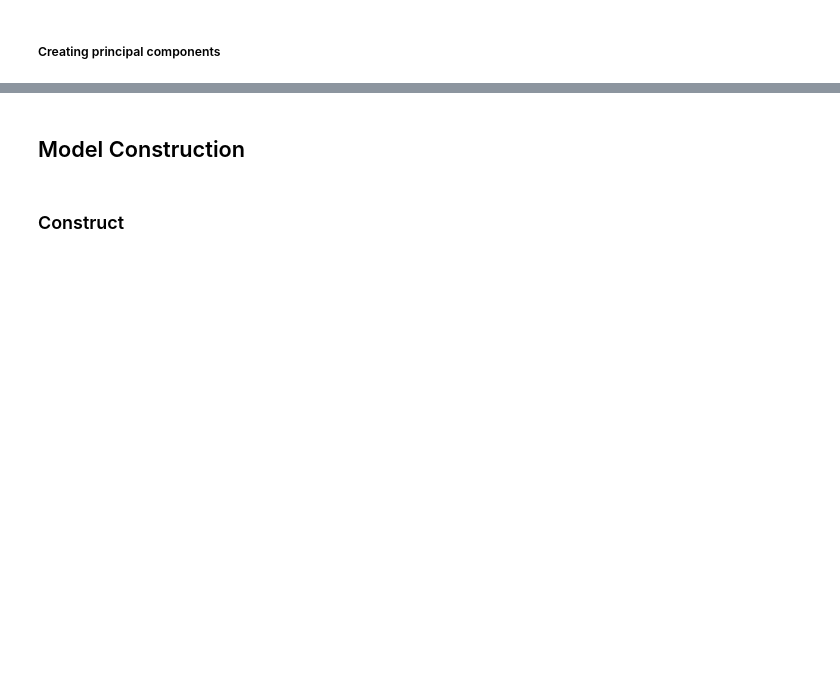
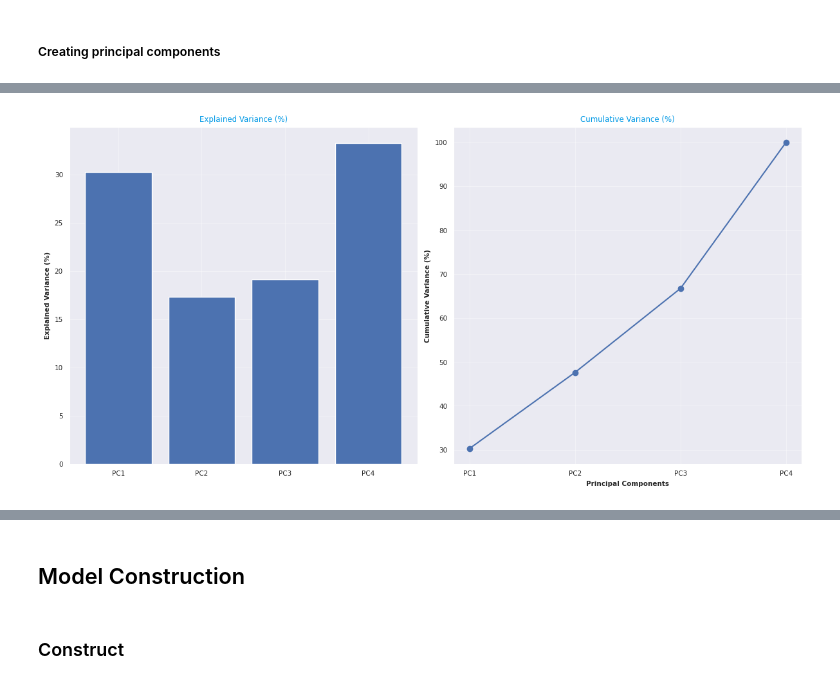
Before and after one commit to ikechukwuUE/steel-plate-defect, a Jupyter notebook: steel_defect_prediction.ipynb, the cells around one changed output, grey strips where cells are left out. Saved outputs shown, nothing was run; the diff lists cells and outputs as text; code cells hidden in the pictures; blank space fills up the shorter version.

```diff
--- a/steel_defect_prediction.ipynb
+++ b/steel_defect_prediction.ipynb
@@ -775,12 +845,12 @@ for target_name, mi_scores in mi_scores_dict.items():
 # Sort the top_features list by mutual information score in descending order
 top_features.sort(key=lambda x: x[1], reverse=True)
 
-# Select the top 10 features
-top_10_features = top_features[:10]
+# Select the top 7 features
+top_7_features = top_features[:7]
 
-# Extract just the feature names from the top 10 features
-top_10_feature_names = [feature[0] for feature in top_10_features]
+# Extract just the feature names from the top 7 features
+top_7_feature_names = [feature[0] for feature in top_7_features]
 
-PrintColor("Top 10 Features Across All Targets:")
-print(top_10_feature_names)
+PrintColor("Top 7 Features Across All Targets:")
+print(top_7_feature_names)
 # %% [output]
@@ -824,0 +936,9 @@ X_pca
+# %%
+# loadings of the pca
+
+loadings = pd.DataFrame(
+    pca.components_.T,  # transpose the matrix of loadings
+    columns=X_pca.columns,  # so the columns are the principal components
+    index=X.columns,  # and the rows are the original features
+)
+display(loadings)
@@ -824,0 +965,4 @@ X_pca
+# %%
+plot_variance(loadings)
+# %% [output]
+[figure, added]
```
Also changed, not shown: parts of 18 cells of this notebook.
